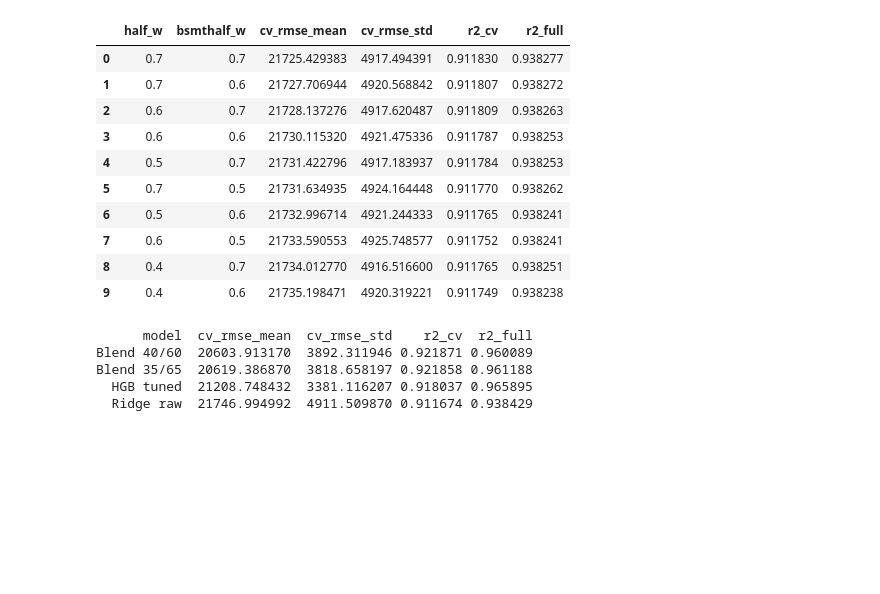
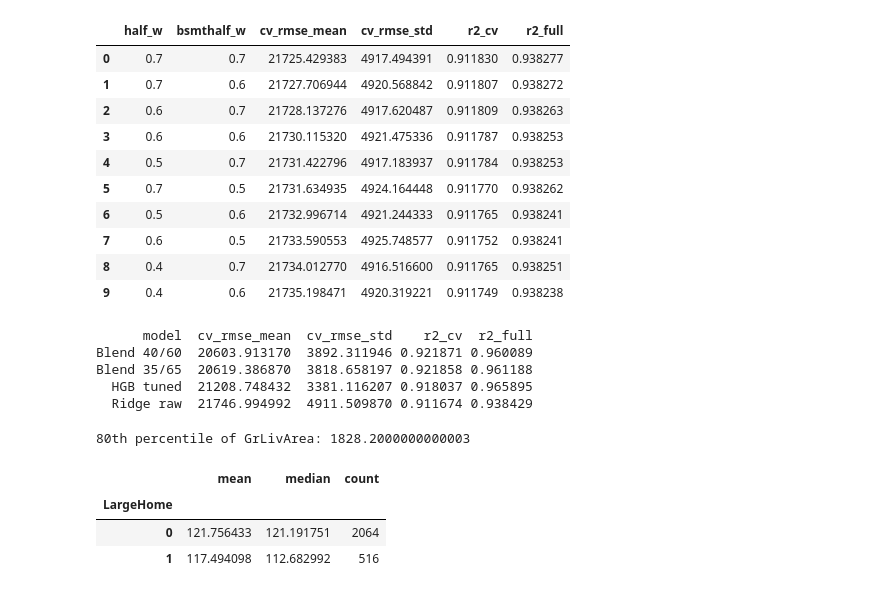
Before and after one commit to asilbert/MLProject, a Jupyter notebook: MLProject_V2.ipynb, the cells around one changed output. Drawn from its saved outputs; the diff is of its cells as text; code cells hidden in the pictures; blank space fills up the shorter version.

```diff
--- a/MLProject_V2.ipynb
+++ b/MLProject_V2.ipynb
@@ -1957,3 +1334,25 @@ Blend 40/60  20603.913170  3892.311946 0.921871 0.960089
 Blend 35/65  20619.386870  3818.658197 0.921858 0.961188
   HGB tuned  21208.748432  3381.116207 0.918037 0.965895
   Ridge raw  21746.994992  4911.509870 0.911674 0.938429
+# %%
+import numpy as np
+import pandas as pd
+import matplotlib.pyplot as plt
+
+# Price per square foot
+df = X_fe.copy()
+df["SalePrice"] = y
+df["PPSF"] = df["SalePrice"] / df["GrLivArea"]
+
+# Large home = above 80th percentile of GrLivArea
+q80 = df["GrLivArea"].quantile(0.80)
+df["LargeHome"] = (df["GrLivArea"] > q80).astype(int)
+
+print("80th percentile of GrLivArea:", q80)
+df.groupby("LargeHome")["PPSF"].agg(["mean","median","count"])
+# %% [output]
+80th percentile of GrLivArea: 1828.2000000000003
+|  | mean | median | count |
+| LargeHome |  |  |  |
+| 0 | 121.756433 | 121.191751 | 2064 |
+| 1 | 117.494098 | 112.682992 | 516 |
```
Also changed, not shown: parts of 33 cells of this notebook, 10 other files.
